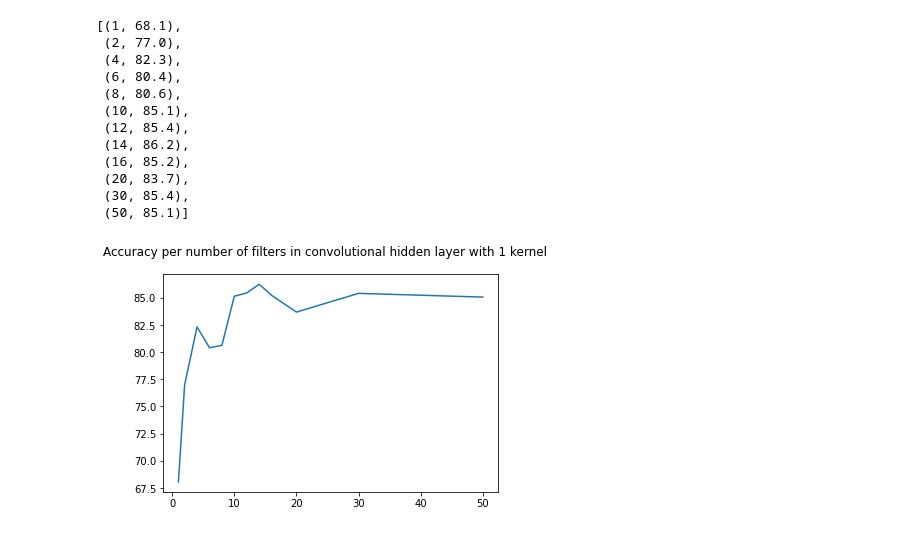
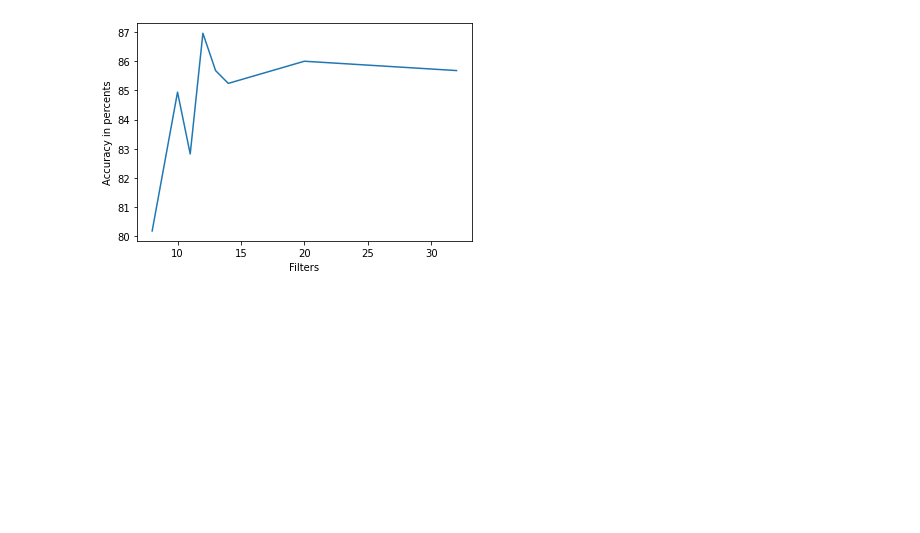
Before and after one commit to mmenzyns/ai-palm-rejection, a Jupyter notebook: ai_ml/graphs.ipynb, the cells around one changed output. Cells and saved outputs as stored; diff of their text form; code cells hidden in the pictures; blank space fills up the shorter version.

```diff
--- a/ai_ml/graphs.ipynb
+++ b/ai_ml/graphs.ipynb
@@ -13,43 +5,35 @@ sns.lineplot(x=neurons, y=np.array(accuracies)*100)
 # %%
+# CNN 0.2 dropout 2 kernels
 data = {}
-f = open('logs/cnn-filters-1kernel')
+f = open('logs/cnn-filters-2kernels-dropout')
 
 for line in f:
     if line == '':
         continue
     tokens = line.split(' ')
     if len(tokens) < 3:
         continue
 
     filter_num = int(tokens[0])
     if not filter_num in data:
         data[filter_num] = []
 
     accuracy = float(tokens[2].strip('%\n'))
     data[filter_num].append(accuracy)
 f.close()
 
 x = []
 y = []
 for key, item in data.items():
     x.append(key)
     y.append(np.mean(item))
 
 sns.lineplot(x, y)
-plt.suptitle("Accuracy per number of filters in convolutional hidden layer with 1 kernel")
-list(zip(x,np.round(y, 1)))
+plt.xlabel("Filters")
+plt.ylabel("Accuracy in percents")
+plt.savefig("figures/cnn-filters.pdf")
+# plt.suptitle("Accuracy per number of filters in convolutional hidden layer with 2 kernels and dropout 0.2")
+# list(zip(x,np.round(y, 1)))
 # %% [output]
-[(1, 68.1),
- (2, 77.0),
- (4, 82.3),
- (6, 80.4),
- (8, 80.6),
- (10, 85.1),
- (12, 85.4),
- (14, 86.2),
- (16, 85.2),
- (20, 83.7),
- (30, 85.4),
- (50, 85.1)]
-[figure, old version]
+[figure, new version]
 # %%
```
Also changed, not shown: parts of 10 cells of this notebook, 55 other files.
